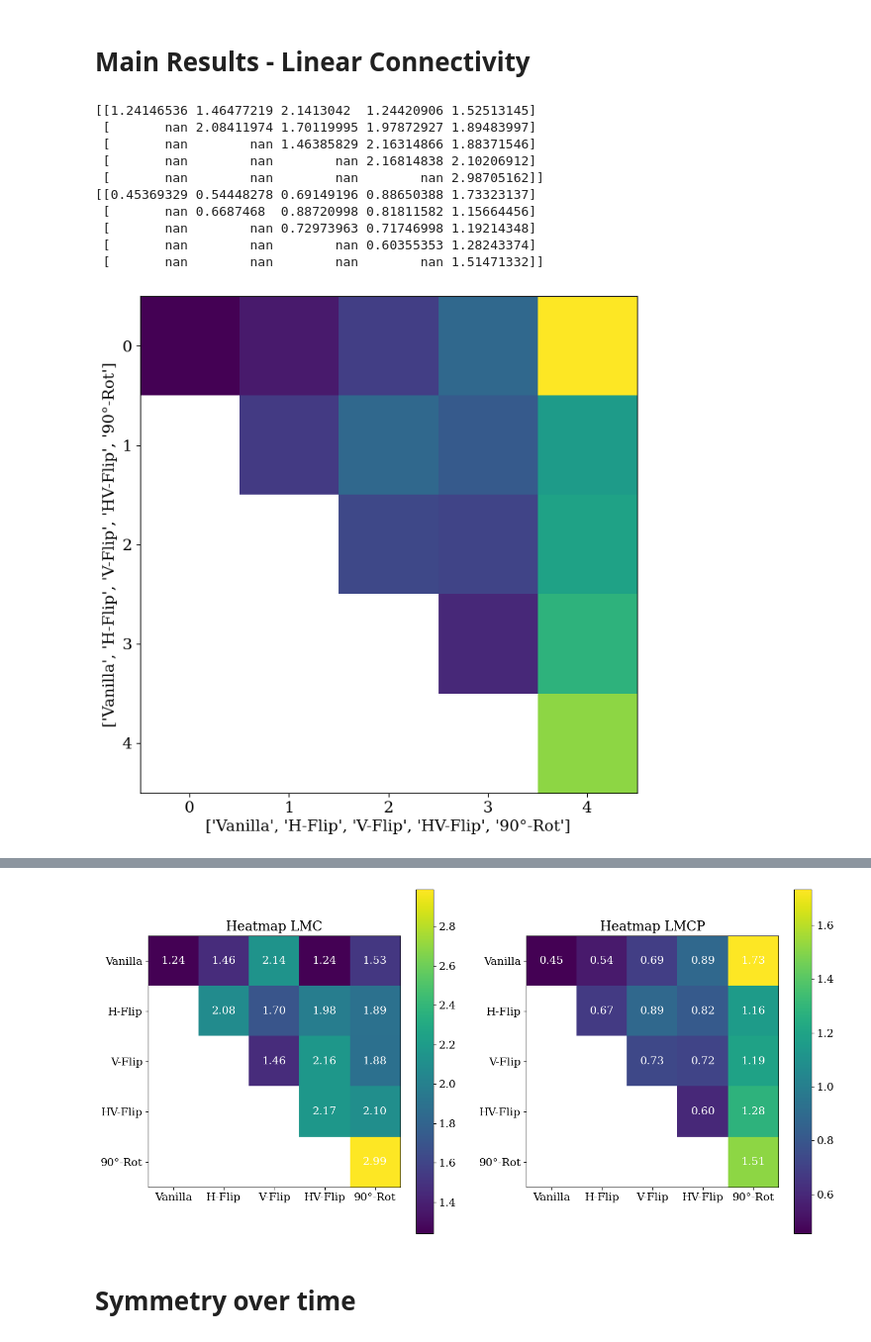
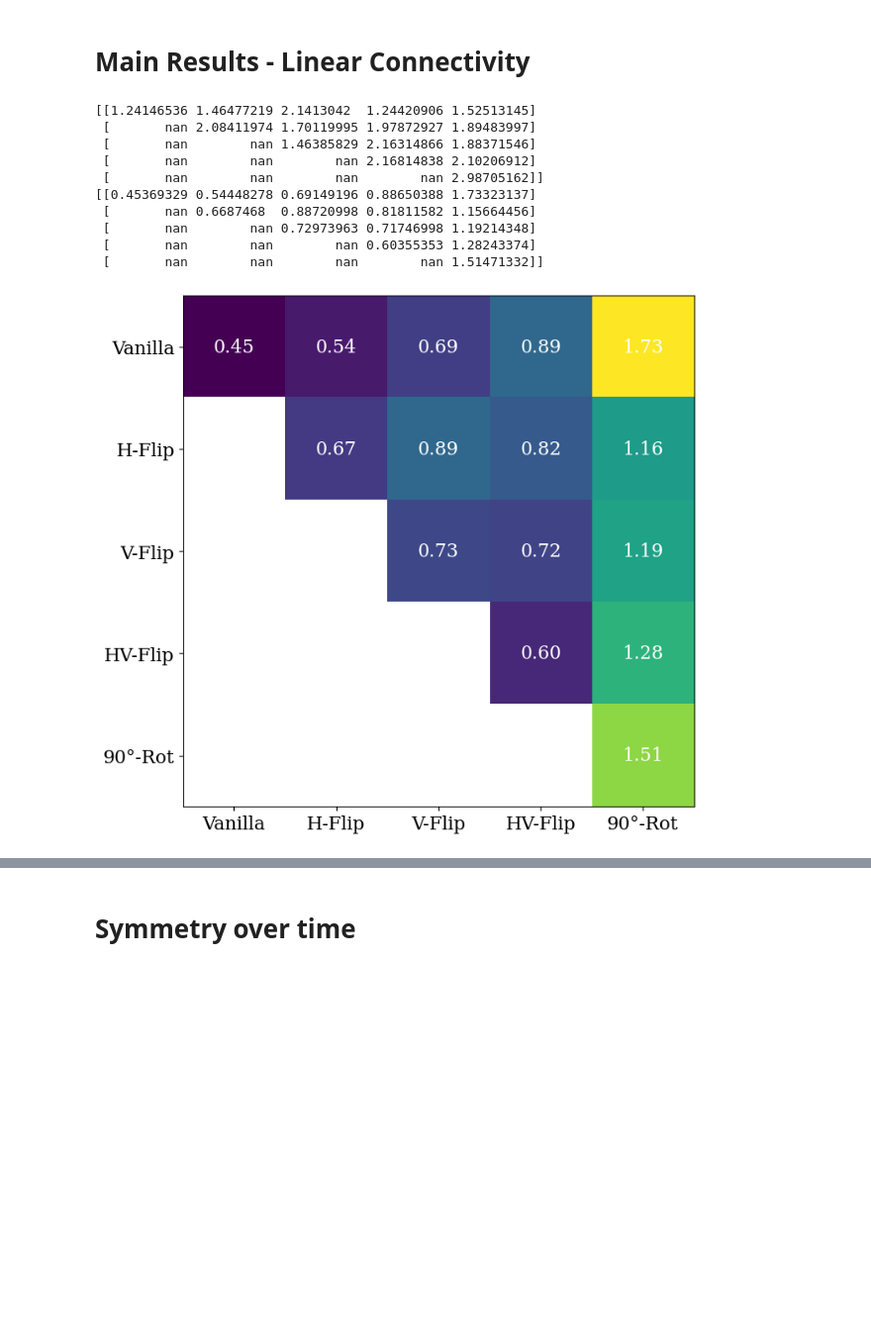
Before and after one commit to lukasVierling/Geometric_Connectivity, a Jupyter notebook: connectivity.ipynb, the cells around one changed output, grey strips where cells are left out. Shown at 99% size. Saved outputs shown, nothing was run; the diff lists cells and outputs as text; code cells hidden in the pictures; blank space fills up the shorter version.

```diff
--- a/connectivity.ipynb
+++ b/connectivity.ipynb
@@ -126,7 +126,7 @@ Evaluating model: logs/vanilla/hvflip_1/final_model.pt
 Evaluating model: logs/vanilla/rot90_1/final_model.pt
 # %%
 
-plt.figure(figsize=(12,8))
+plt.figure(figsize=(10,6))
 model_mapping = {
     "logs/vanilla/vanilla_1/final_model.pt" : "Vanilla",
     "logs/vanilla/hflip_1/final_model.pt" : "H-Flip",
@@ -152,7 +152,7 @@ ax = plt.gca()
 ax.ticklabel_format(style='sci', axis='both', scilimits=(0,0))
 ax.set_xlabel(r'Noise scale $\epsilon$', fontsize=20)
 
-ax.set_ylabel("Sharpness", fontsize=20)
+ax.set_ylabel("Loss Increase", fontsize=20)
 plt.xscale("log")
 plt.yscale("log")
 
@@ -203,9 +203,17 @@ labels = [("H-Flip Aug.", "Vanilla Aug."),
           ("HV-Flip Aug.", "Vanilla Aug."),
           ("90°-Rotation Aug.", "Vanilla Aug.")]
 
-fig, axs = plt.subplots(2,2, figsize=(18,10))
+fig, axs = plt.subplots(2,2, figsize=(14,10))
 axs = axs.flatten()
 
+plt.rcParams.update({
+        "font.family": "serif",
+        "axes.labelsize": 18,
+        "font.size": 16,
+        "legend.fontsize": 14,
+        "xtick.labelsize": 16,
+        "ytick.labelsize": 16,
+    })
 for i,(path_1, path_2) in enumerate(path_pairs):
     label_1, label_2 = labels[i]
     ax = axs[i]
@@ -220,16 +228,9 @@ for i,(path_1, path_2) in enumerate(path_pairs):
     ax.plot(x, losses_1, label=label_1 )
     ax.plot(x, losses_2, label=label_2)
     #plt.plot(accs, label=file)
+
+
     ax.legend()
-
-    plt.rcParams.update({
-        "font.family": "serif",
-        "axes.labelsize": 16,
-        "font.size": 16,
-        "legend.fontsize": 16,
-        "xtick.labelsize": 16,
-        "ytick.labelsize": 16,
-    })
     ax.set_xlabel("Interpolation step t")
     ax.set_ylabel("Loss")
     #ax.set_title(f"{label_1} vs {label_2}")
@@ -334,13 +335,11 @@ for j, values in enumerate(heatmap_lmcp.values()):
         array_heatmap_lmcp[j][4-i] = rev_values[i]
 print(array_heatmap_lmcp)
 
-plt.figure(figsize=(8,8))
-plt.imshow(array_heatmap_lmcp,cmap = "viridis")
-plt.yticks(np.arange(5))
-plt.ylabel(list(symmetries_to_label.values()))
-plt.xticks(np.arange(5))
-plt.xlabel(list(symmetries_to_label.values()))
-plt.show()
+plt.figure(figsize=(8, 8))
+plt.imshow(array_heatmap_lmcp, cmap="viridis")
+
+plt.xticks(np.arange(5), list(symmetries_to_label.values()))
+plt.yticks(np.arange(5), list(symmetries_to_label.values()))
 for i in range(5):
     for j in range(5):
         text = plt.text(j, i, f"{array_heatmap_lmcp[i, j]:.2f}",
@@ -358,31 +357,31 @@ ax1.set_xticklabels(symmetries_to_label.values())
 fig.colorbar(im1, ax=ax1)
 
 for i in range(5):
     for j in range(5):
         text = ax1.text(j, i, f"{array_heatmap_lmc[i, j]:.2f}",
                        ha="center", va="center", color="w")
 
 im2 = ax2.imshow(array_heatmap_lmcp, cmap = "viridis")
 ax2.set_title("Heatmap LMCP")
 ax2.set_yticks(np.arange(5))
 ax2.set_yticklabels(symmetries_to_label.values())
 ax2.set_xticks(np.arange(5))
 ax2.set_xticklabels(symmetries_to_label.values())
 fig.colorbar(im2, ax=ax2)
 for i in range(5):
     for j in range(5):
         text = ax2.text(j, i, f"{array_heatmap_lmcp[i, j]:.2f}",
                        ha="center", va="center", color="w")
 plt.show()
 # %% [output]
 [[1.24146536 1.46477219 2.1413042  1.24420906 1.52513145]
  [       nan 2.08411974 1.70119995 1.97872927 1.89483997]
  [       nan        nan 1.46385829 2.16314866 1.88371546]
  [       nan        nan        nan 2.16814838 2.10206912]
  [       nan        nan        nan        nan 2.98705162]]
 [[0.45369329 0.54448278 0.69149196 0.88650388 1.73323137]
  [       nan 0.6687468  0.88720998 0.81811582 1.15664456]
  [       nan        nan 0.72973963 0.71746998 1.19214348]
  [       nan        nan        nan 0.60355353 1.28243374]
  [       nan        nan        nan        nan 1.51471332]]
-[figure, old version]
+[figure, new version]
@@ -390,4 +389,3 @@ plt.show()
-[figure, removed]
 # %% [markdown]
 # Symmetry over time
 # %% [markdown]
```
Also changed, not shown: parts of 5 cells of this notebook.
